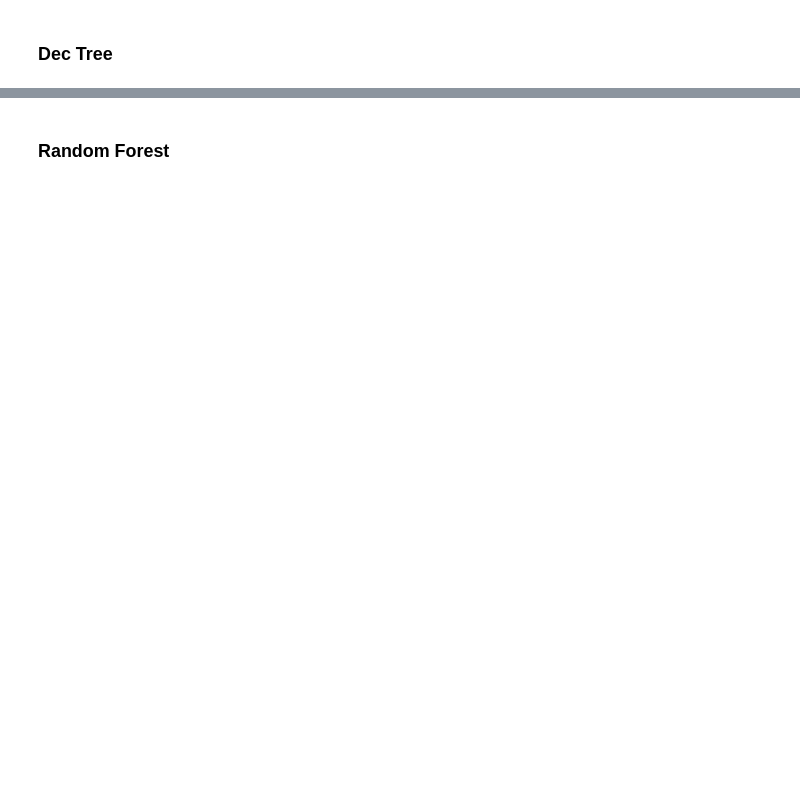
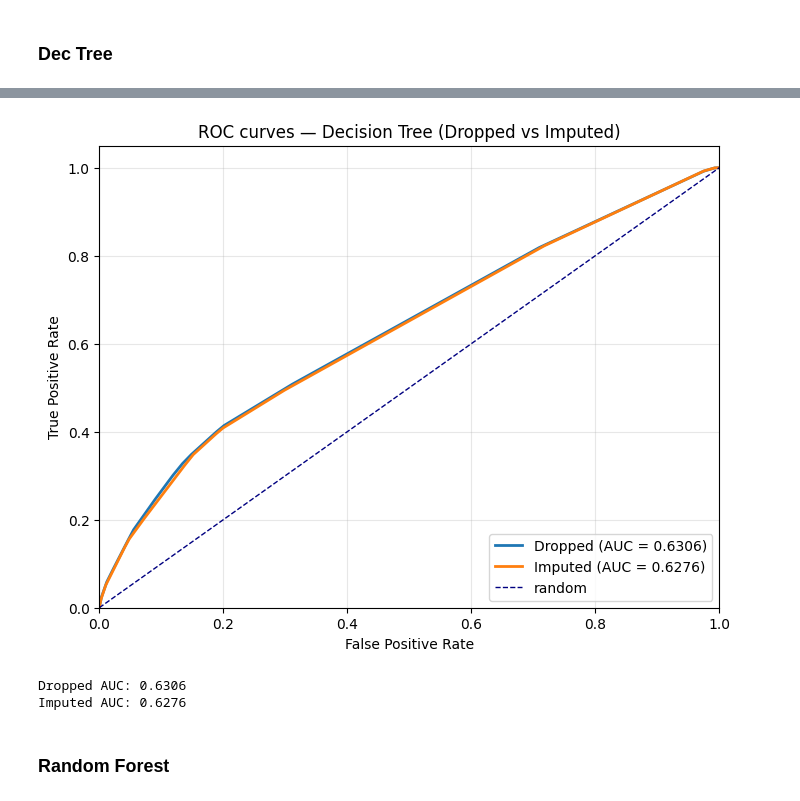
Before and after one commit to fbec76/sas-curiosity-cup-2026, a Jupyter notebook: notebooks/dec_tree_exploration.ipynb, the cells around one changed output, grey strips where cells are left out. Cells and saved outputs as stored; diff of their text form; code cells hidden in the pictures; blank space fills up the shorter version.

Commit message:
dec tree

```diff
--- a/notebooks/dec_tree_exploration.ipynb
+++ b/notebooks/dec_tree_exploration.ipynb
@@ -52,12 +52,12 @@ if DOWNLOAD:
     data_dir = "./downloads/"
     # master_data_orig = pd.read_parquet(data_dir + "master_data.parquet")
     master_data_dropped_orig = pd.read_parquet(data_dir + "master_data_dropped.parquet")
-    # master_data_imputed_orig = pd.read_parquet(data_dir + "master_data_imputed.parquet")
+    master_data_imputed_orig = pd.read_parquet(data_dir + "master_data_imputed.parquet")
     print("Data loaded from downloads directory.")
 else:
     # master_data_orig = pd.read_parquet("../datasets/processed/master_data.parquet")
     master_data_dropped_orig = pd.read_parquet("../datasets/processed/master_data_dropped.parquet")
-    # master_data_imputed_orig = pd.read_parquet("../datasets/processed/master_data_imputed.parquet")
+    master_data_imputed_orig = pd.read_parquet("../datasets/processed/master_data_imputed.parquet")
     data_dir = "../datasets/processed/"
     print("Data loaded from processed directory.")
 # %% [output]
@@ -666,3 +815,67 @@ true_True       215114     143128
+# %%
+# Plot ROC AUC curves for decision tree models (dropped vs imputed)
+import matplotlib.pyplot as plt
+from sklearn.metrics import roc_curve, auc, roc_auc_score
+import joblib
+
+def compute_roc(df, model=None, model_path=None, target='MADE_SHOT', test_size=0.3, random_state=42):
+    # Recreate the same stratified split used for evaluation
+    X = df.drop(columns=[target])
+    y = df[target]
+    from sklearn.model_selection import train_test_split
+    X_train, X_test, y_train, y_test = train_test_split(
+        X, y, test_size=test_size, random_state=random_state, stratify=y
+    )
+    # Load model if not provided
+    if model is None and model_path is not None:
+        model = joblib.load(model_path)
+    if model is None:
+        raise ValueError('No model or model_path provided')
+    # Get score/probabilities for positive class
+    if hasattr(model, 'predict_proba'):
+        y_score = model.predict_proba(X_test)[:, 1]
+    else:
+        y_score = model.decision_function(X_test)
+    fpr, tpr, thresholds = roc_curve(y_test, y_score)
+    roc_auc = auc(fpr, tpr)
+    return dict(fpr=fpr, tpr=tpr, thresholds=thresholds, roc_auc=roc_auc, y_test=y_test, y_score=y_score)
+
+# Try to use in-memory best models if available, otherwise fall back to saved files
+candidates = [
+    ('Dropped', globals().get('best_dt_model_dropped'), 'decision_tree_best_dropped.joblib', 'master_data_dropped_normalised'),
+    ('Imputed', globals().get('best_dt_model_imputed'), 'decision_tree_best_imputed.joblib', 'master_data_imputed_normalised'),
+]
+
+plt.figure(figsize=(8,6))
+results = {}
+for label, model_obj, model_path, df_name in candidates:
+    try:
+        df = globals().get(df_name)
+        use_model = model_obj if model_obj is not None else None
+        use_path = model_path if (model_obj is None or not hasattr(model_obj, 'predict_proba')) else None
+        res = compute_roc(df, model=use_model, model_path=use_path)
+        results[label] = res
+        plt.plot(res['fpr'], res['tpr'], lw=2, label=f"{label} (AUC = {res['roc_auc']:.4f})")
+    except Exception as e:
+        print(f"Skipping {label} ROC: {e}")
+
+plt.plot([0,1], [0,1], color='navy', lw=1, linestyle='--', label='random')
+plt.xlim([0.0, 1.0])
+plt.ylim([0.0, 1.05])
+plt.xlabel('False Positive Rate')
+plt.ylabel('True Positive Rate')
+plt.title('ROC curves — Decision Tree (Dropped vs Imputed)')
+plt.legend(loc='lower right')
+plt.grid(alpha=0.3)
+plt.show()
+
+# Optionally: print AUC numbers and return results for further use
+for k, v in results.items():
+    print(f"{k} AUC: {v['roc_auc']:.4f}")
+# %% [output]
+[figure, added]
+Dropped AUC: 0.6306
+Imputed AUC: 0.6276
 # %% [markdown]
 ### Random Forest
 # %%
```
Also changed, not shown: parts of 20 cells of this notebook.
